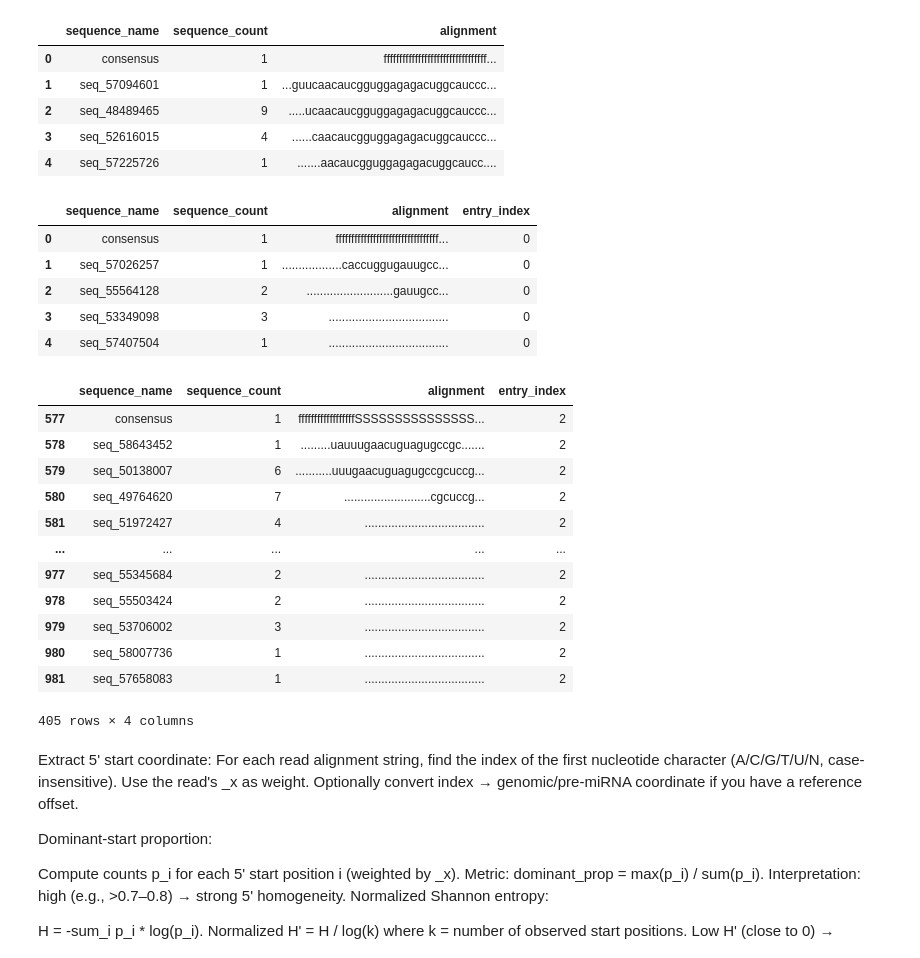
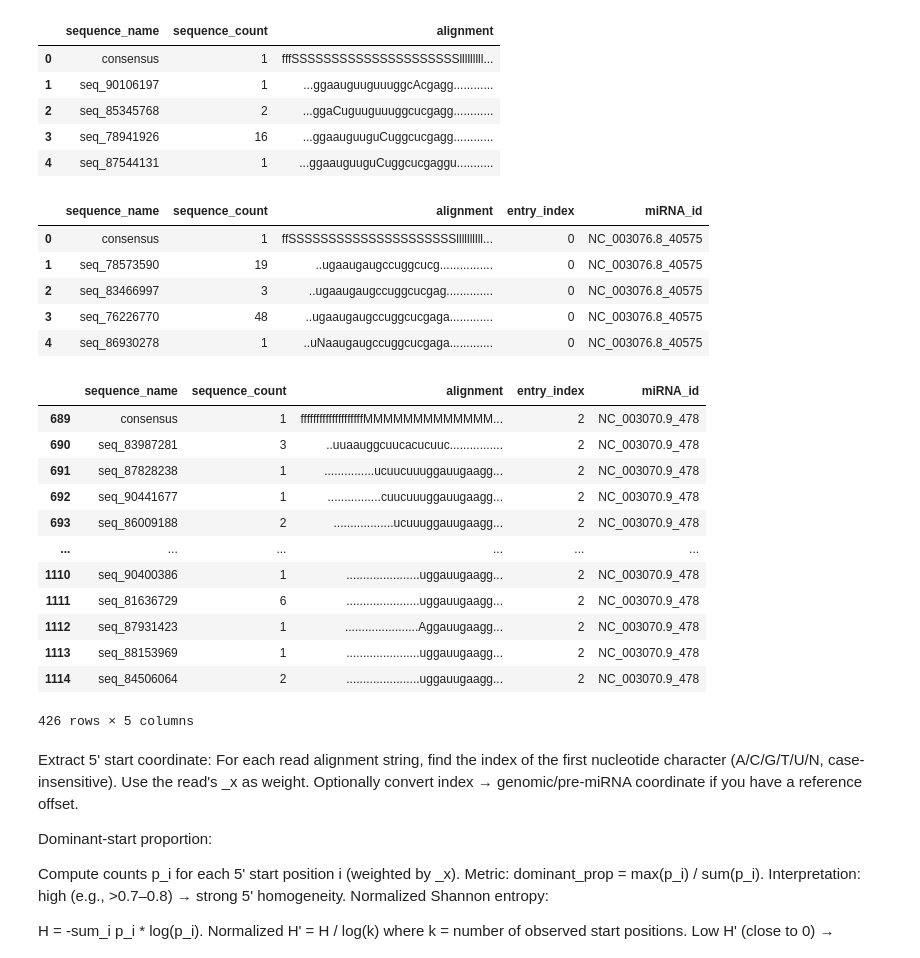
Before and after one commit to TejusK123/AutoDeep, a Jupyter notebook: AutoDeep/scripts/no_pdf.ipynb, the cells around one changed output. Drawn from its saved outputs; the diff is of its cells as text; code cells hidden in the pictures.

```diff
--- a/AutoDeep/scripts/no_pdf.ipynb
+++ b/AutoDeep/scripts/no_pdf.ipynb
@@ -3,7 +3,7 @@ import pandas as pd
 import re
 import numpy as np
 # %%
-with open ('/Users/tkoti/LabWork/FlyntLab/AutoDeep/testing/Pomonella/mirdeep_Pomonella/output.mrd') as f:
+with open ('/home/tjroot/Bioinformatics/Research/FlyntLab/AutoDeep/Arabidopsis/mirdeep/output.mrd') as f:
     read_data = f.read().splitlines()
 # %%
 read_data
@@ -111,10 +89,13 @@ def parse_seq_entry(seq_line):
 
 # build dataframes, dropping the 'exp' consensus only when an 'obs' is present
 dfs = []
-for idx, entry in enumerate(alignments):
+for idx, entry in enumerate(entries):
     has_obs = any(line.strip().startswith('obs') for line in entry)
     rows = []
+    miRNA_id = ''
     for line in entry:
+        if line.startswith('>'):
+            miRNA_id = line[1:].strip()  # store miRNA id for this entry
         if has_obs and line.strip().startswith('exp'):
             # skip the exp consensus if an obs consensus exists in this entry for more accurate downstream analysis
             continue
@@ -123,47 +104,47 @@ for idx, entry in enumerate(alignments):
             rows.append((name, count, aln))
 
     df = pd.DataFrame(rows, columns=['sequence_name', 'sequence_count', 'alignment'])
-    dfs.append(df)
+    dfs.append((df, miRNA_id))
 
 # example
-dfs[1].head()
+dfs[1][0].head()
 # %% [output]
 |  | sequence_name | sequence_count | alignment |
-| 0 | consensus | 1 | fffffffffffffffffffffffffffffffff... |
-| 1 | seq_57094601 | 1 | ...guucaacaucgguggagagacuggcauccc... |
-| 2 | seq_48489465 | 9 | .....ucaacaucgguggagagacuggcauccc... |
-| 3 | seq_52616015 | 4 | ......caacaucgguggagagacuggcauccc... |
-| 4 | seq_57225726 | 1 | .......aacaucgguggagagacuggcaucc.... |
+| 0 | consensus | 1 | fffSSSSSSSSSSSSSSSSSSSSSlllllllll... |
+| 1 | seq_90106197 | 1 | ...ggaauguuguuuggcAcgagg............ |
+| 2 | seq_85345768 | 2 | ...ggaCuguuguuuggcucgagg............ |
+| 3 | seq_78941926 | 16 | ...ggaauguuguCuggcucgagg............ |
+| 4 | seq_87544131 | 1 | ...ggaauguuguCuggcucgaggu........... |
 # %%
 combined = pd.concat(
-    [df.assign(entry_index=i) for i, df in enumerate(dfs)],
+    [df.assign(entry_index=i, miRNA_id=miRNA_id) for i, (df, miRNA_id) in enumerate(dfs)],
     ignore_index=True
 )
 combined.head()
 # %% [output]
-|  | sequence_name | sequence_count | alignment | entry_index |
-| 0 | consensus | 1 | fffffffffffffffffffffffffffffffff... | 0 |
-| 1 | seq_57026257 | 1 | ..................caccuggugauugcc... | 0 |
-| 2 | seq_55564128 | 2 | ..........................gauugcc... | 0 |
-| 3 | seq_53349098 | 3 | .................................... | 0 |
-| 4 | seq_57407504 | 1 | .................................... | 0 |
+|  | sequence_name | sequence_count | alignment | entry_index | miRNA_id |
+| 0 | consensus | 1 | ffSSSSSSSSSSSSSSSSSSSSSllllllllll... | 0 | NC_003076.8_40575 |
+| 1 | seq_78573590 | 19 | ..ugaaugaugccuggcucg................ | 0 | NC_003076.8_40575 |
+| 2 | seq_83466997 | 3 | ..ugaaugaugccuggcucgag.............. | 0 | NC_003076.8_40575 |
+| 3 | seq_76226770 | 48 | ..ugaaugaugccuggcucgaga............. | 0 | NC_003076.8_40575 |
+| 4 | seq_86930278 | 1 | ..uNaaugaugccuggcucgaga............. | 0 | NC_003076.8_40575 |
 # %%
 test_case = combined[combined['entry_index'] == 2]
 test_case
 # %% [output]
-|  | sequence_name | sequence_count | alignment | entry_index |
-| 577 | consensus | 1 | ffffffffffffffffffSSSSSSSSSSSSSSS... | 2 |
-| 578 | seq_58643452 | 1 | .........uauuugaacuguagugccgc....... | 2 |
-| 579 | seq_50138007 | 6 | ...........uuugaacuguagugccgcuccg... | 2 |
-| 580 | seq_49764620 | 7 | ..........................cgcuccg... | 2 |
-| 581 | seq_51972427 | 4 | .................................... | 2 |
-| ... | ... | ... | ... | ... |
-| 977 | seq_55345684 | 2 | .................................... | 2 |
-| 978 | seq_55503424 | 2 | .................................... | 2 |
-| 979 | seq_53706002 | 3 | .................................... | 2 |
-| 980 | seq_58007736 | 1 | .................................... | 2 |
-| 981 | seq_57658083 | 1 | .................................... | 2 |
+|  | sequence_name | sequence_count | alignment | entry_index | miRNA_id |
+| 689 | consensus | 1 | ffffffffffffffffffffMMMMMMMMMMMMM... | 2 | NC_003070.9_478 |
+| 690 | seq_83987281 | 3 | ..uuaauggcuucacucuuc................ | 2 | NC_003070.9_478 |
+| 691 | seq_87828238 | 1 | ...............ucuucuuuggauugaagg... | 2 | NC_003070.9_478 |
+| 692 | seq_90441677 | 1 | ................cuucuuuggauugaagg... | 2 | NC_003070.9_478 |
+| 693 | seq_86009188 | 2 | ..................ucuuuggauugaagg... | 2 | NC_003070.9_478 |
+| ... | ... | ... | ... | ... | ... |
+| 1110 | seq_90400386 | 1 | ......................uggauugaagg... | 2 | NC_003070.9_478 |
+| 1111 | seq_81636729 | 6 | ......................uggauugaagg... | 2 | NC_003070.9_478 |
+| 1112 | seq_87931423 | 1 | ......................Aggauugaagg... | 2 | NC_003070.9_478 |
+| 1113 | seq_88153969 | 1 | ......................uggauugaagg... | 2 | NC_003070.9_478 |
+| 1114 | seq_84506064 | 2 | ......................uggauugaagg... | 2 | NC_003070.9_478 |
-405 rows × 4 columns
+426 rows × 5 columns
 # %% [markdown]
 Extract 5' start coordinate: For each read alignment string, find the index of the first nucleotide character (A/C/G/T/U/N, case-insensitive). Use the read's _x<count> as weight. Optionally convert index → genomic/pre-miRNA coordinate if you have a reference offset.
 
```
Also changed, not shown: parts of 12 cells of this notebook, 1 other file.
